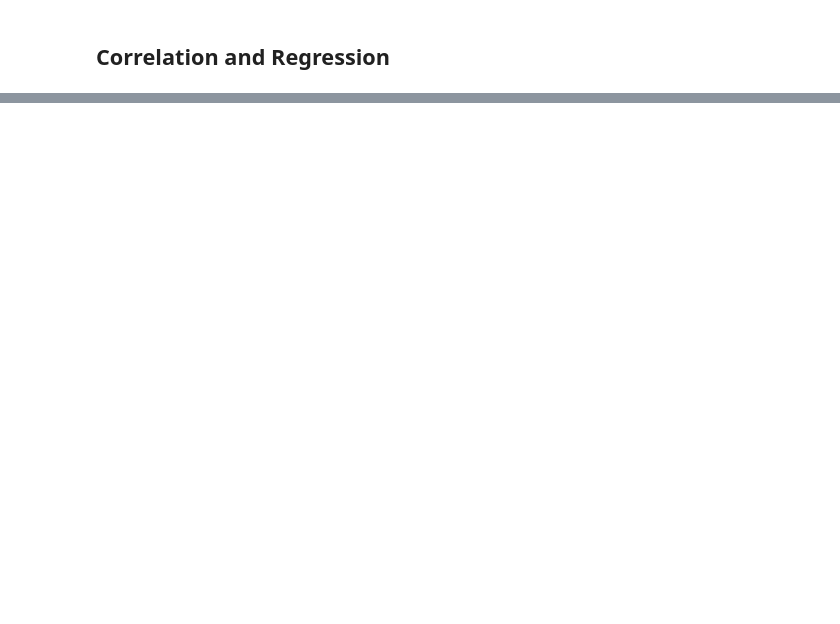
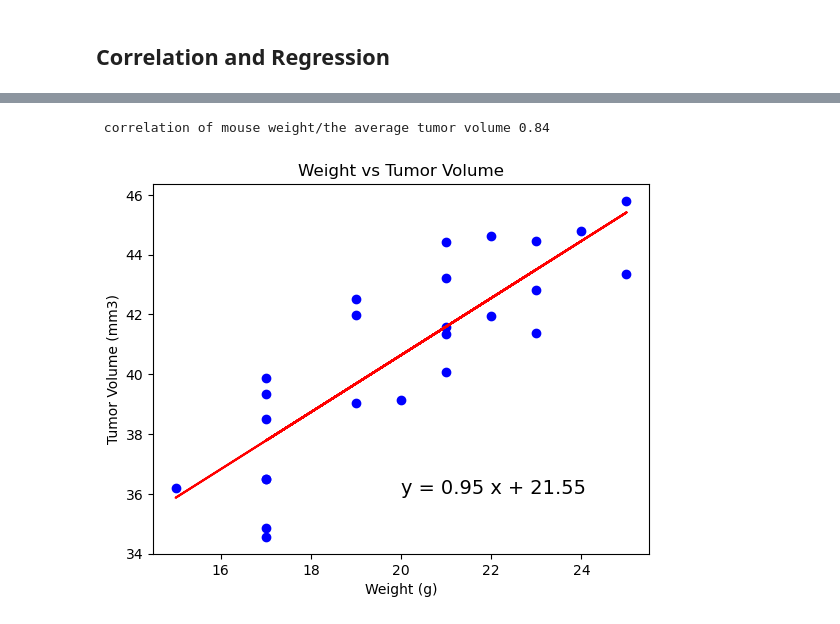
Before and after one commit to domvilla/mod_5, a Jupyter notebook: pymaceuticals_starter2023.ipynb, the cells around one changed output, grey strips where cells are left out. Drawn from its saved outputs; the diff is of its cells as text; code cells hidden in the pictures; blank space fills up the shorter version.

```diff
--- a/pymaceuticals_starter2023.ipynb
+++ b/pymaceuticals_starter2023.ipynb
@@ -288,0 +296,21 @@ The correlation between mouse weight and the average tumor volume is 0.84
+# %%
+# Calculate the correlation coefficient and linear regression model
+correlation = st.pearsonr(Capomulin_avg['Weight (g)'],Capomulin_avg['Tumor Volume (mm3)'])
+print(f" correlation of mouse weight/the average tumor volume {round(correlation[0],2)}")
+
+# for mouse weight and average tumor volume for the Capomulin regimen
+
+(slope, intercept,rvalue, pvalue, stderr)= linregress(Capomulin_avg["Weight (g)"],Capomulin_avg["Tumor Volume (mm3)"])
+regress_values=Capomulin_avg["Weight (g)"]* slope + intercept
+line_eq= f"y = {round(slope, 2)} x + {round(intercept, 2)}"
+
+plt.scatter(Capomulin_avg["Weight (g)"],Capomulin_avg["Tumor Volume (mm3)"],color='b')
+plt.plot(Capomulin_avg["Weight (g)"], regress_values, color='red')
+plt.annotate(line_eq,(20,36), fontsize=14)
+plt.xlabel("Weight (g)")
+plt.ylabel("Tumor Volume (mm3)")
+plt.title("Weight vs Tumor Volume")
+plt.show()
+# %% [output]
+ correlation of mouse weight/the average tumor volume 0.84
+[figure, added]
```
Also changed, not shown: parts of 5 cells of this notebook.
